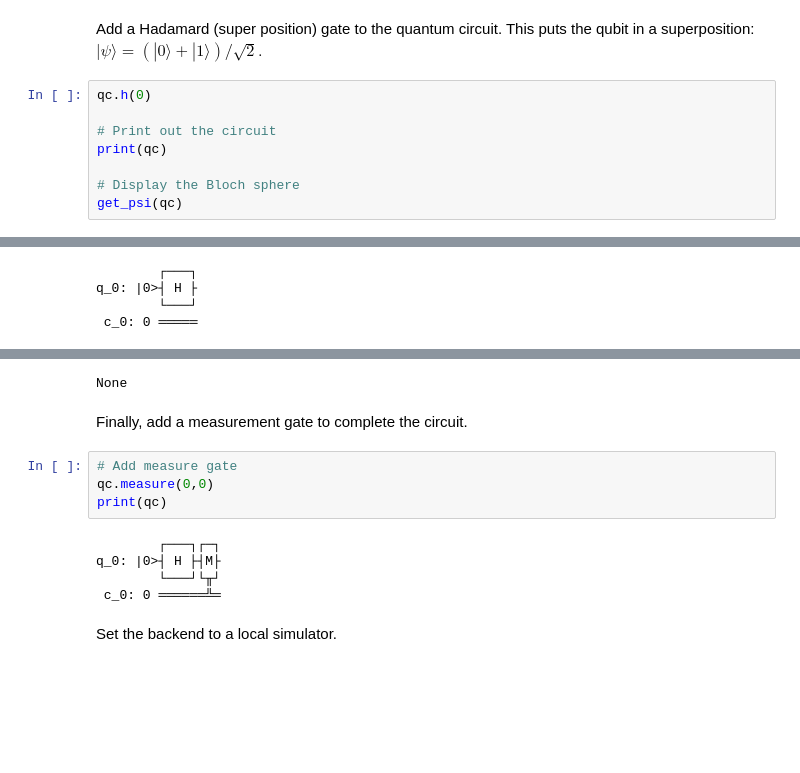
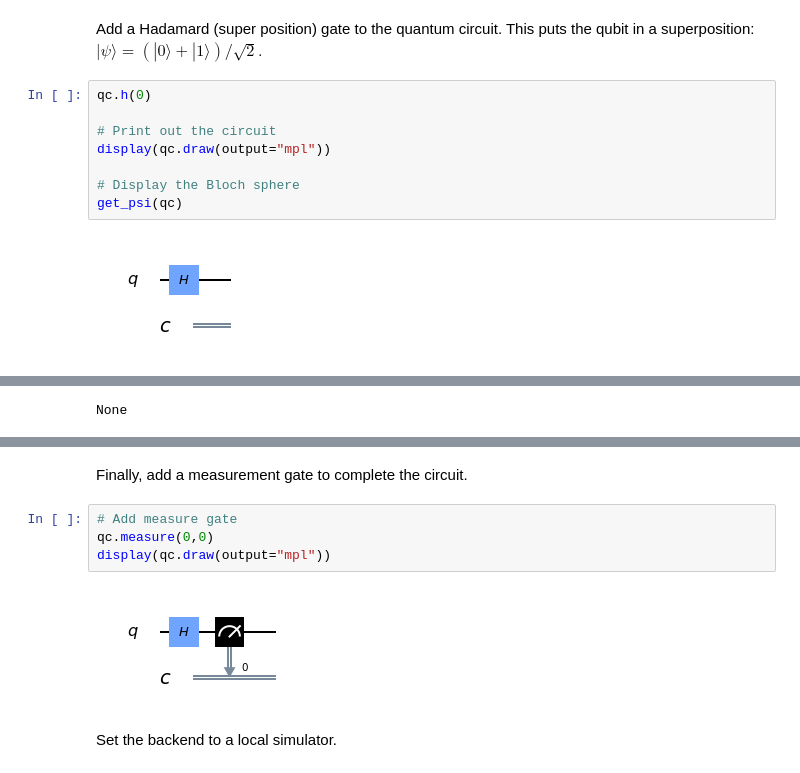
Before and after one commit to ordmoj/qiskit-community-tutorials, a Jupyter notebook: qiskit_advocates/meetups/11_04_19-Hassi_Norlen-McLean/exercise_1_single_qubits_and_superposition.ipynb, the cells around one changed output, grey strips where cells are left out. Cells and saved outputs as stored; diff of their text form; blank space fills up the shorter version.

```diff
--- a/qiskit_advocates/meetups/11_04_19-Hassi_Norlen-McLean/exercise_1_single_qubits_and_superposition.ipynb
+++ b/qiskit_advocates/meetups/11_04_19-Hassi_Norlen-McLean/exercise_1_single_qubits_and_superposition.ipynb
@@ -42,9 +40,10 @@ Add a Hadamard (super position) gate to the quantum circuit. This puts the qubit
 # %%
 qc.h(0)
 
 # Print out the circuit
-print(qc)
+display(qc.draw(output="mpl"))
 
 # Display the Bloch sphere
 get_psi(qc)
 # %% [output]
+[figure, added]
@@ -51,4 +51 @@ get_psi(qc)
-        ┌───┐
-q_0: |0>┤ H ├
-        └───┘
- c_0: 0 ═════
+None
@@ -56,15 +52,11 @@ q_0: |0>┤ H ├
-None
 # %% [markdown]
 Finally, add a measurement gate to complete the circuit.
 # %%
 # Add measure gate
 qc.measure(0,0)
-print(qc)
+display(qc.draw(output="mpl"))
 # %% [output]
-        ┌───┐┌─┐
-q_0: |0>┤ H ├┤M├
-        └───┘└╥┘
- c_0: 0 ══════╩═
+[figure, added]
 # %% [markdown]
 Set the backend to a local simulator.
 # %%
```
Also changed, not shown: parts of 11 cells of this notebook, 8 other files.
